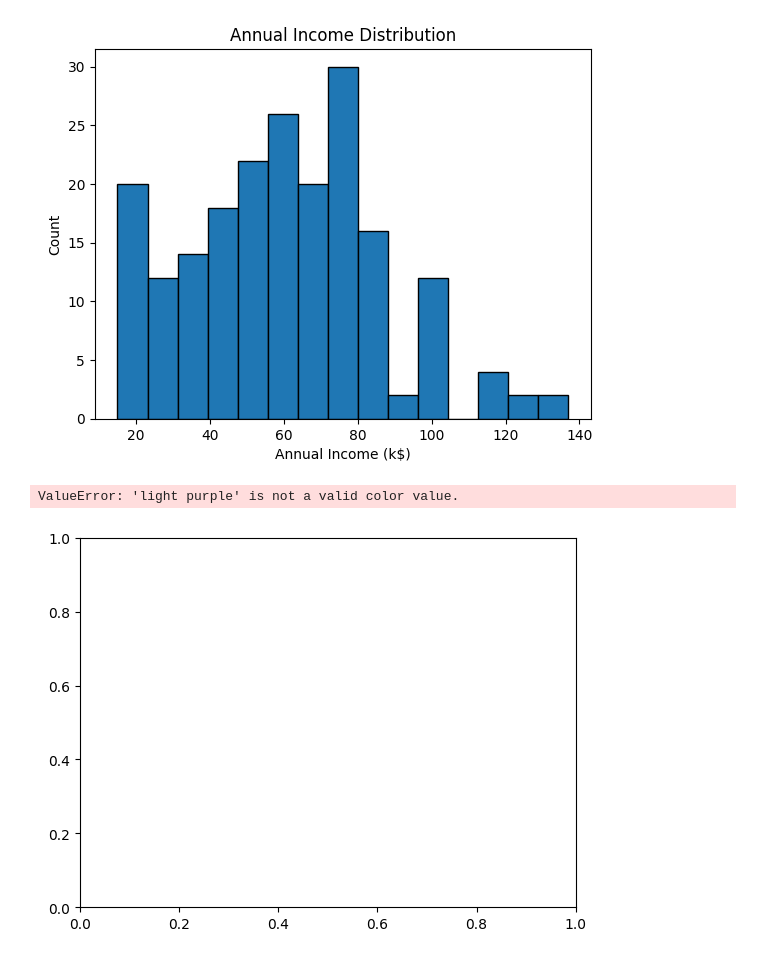
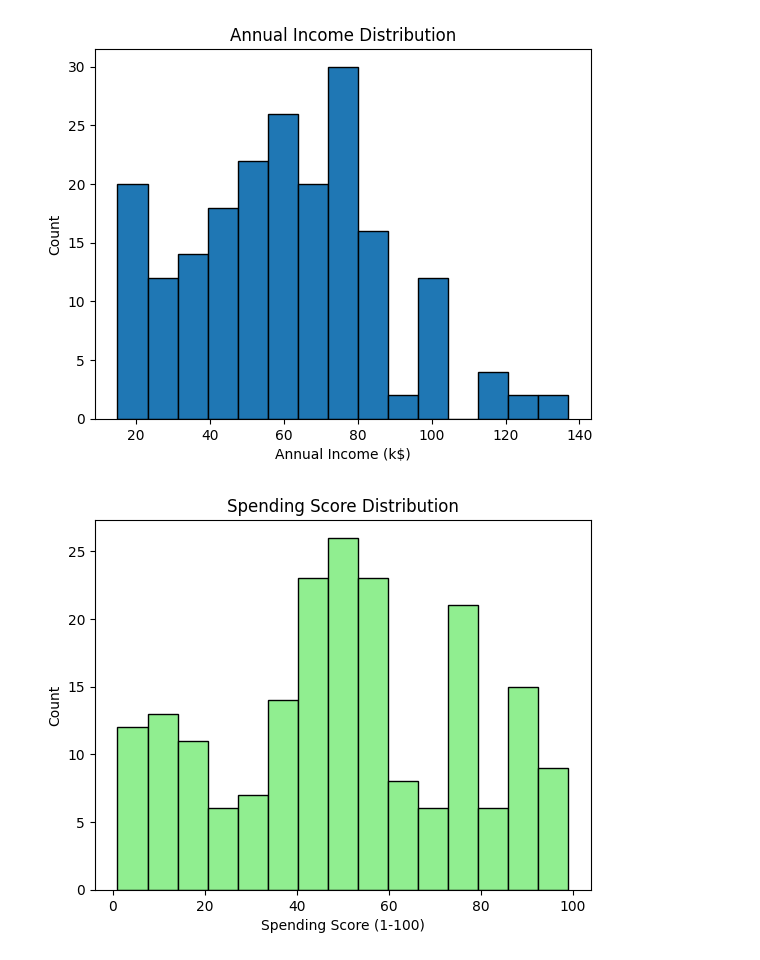
Before and after one commit to PriyankaaNigam/AI-Data-Unlocked, a Jupyter notebook: customer_segmentation/notebooks/mall_segmentation.ipynb, the cells around one changed output. Saved outputs shown, nothing was run; the diff lists cells and outputs as text; code cells hidden in the pictures.

Commit message:
Change bin size and color of histograms

```diff
--- a/customer_segmentation/notebooks/mall_segmentation.ipynb
+++ b/customer_segmentation/notebooks/mall_segmentation.ipynb
@@ -74,11 +74,10 @@ plt.show()
 # %% [output]
 [figure]
 # %%
-plt.hist(df["Spending Score (1-100)"], bins=15, edgecolor='black', color = 'light gr')
+plt.hist(df["Spending Score (1-100)"], bins=15, edgecolor='black', color = 'lightgreen')
 plt.title("Spending Score Distribution")
 plt.xlabel("Spending Score (1-100)")
 plt.ylabel("Count")
 plt.show()
 # %% [output]
-ValueError: 'light purple' is not a valid color value.
-[figure, old version]
+[figure, new version]
```
